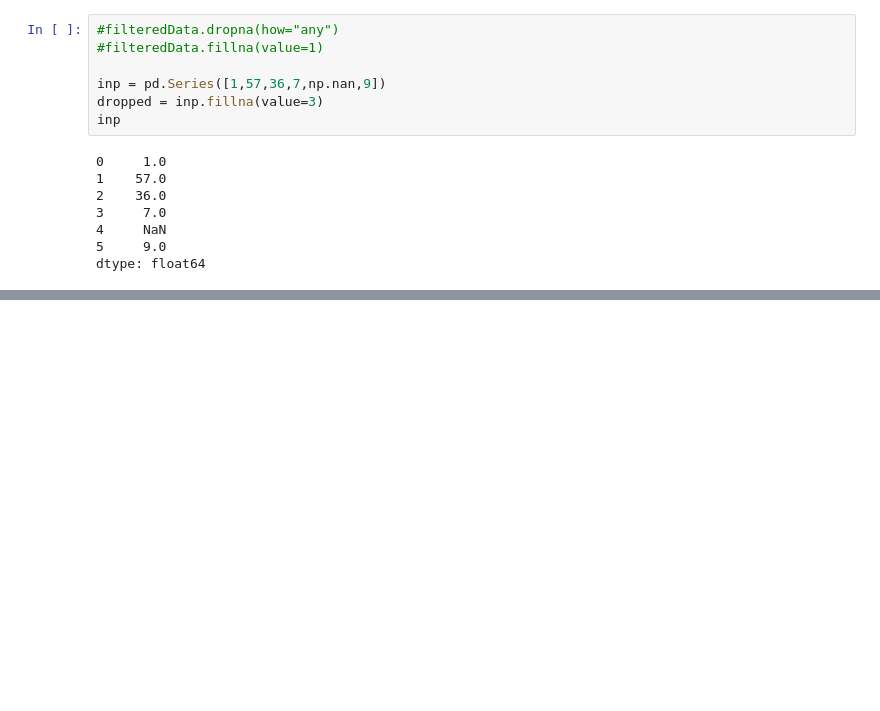
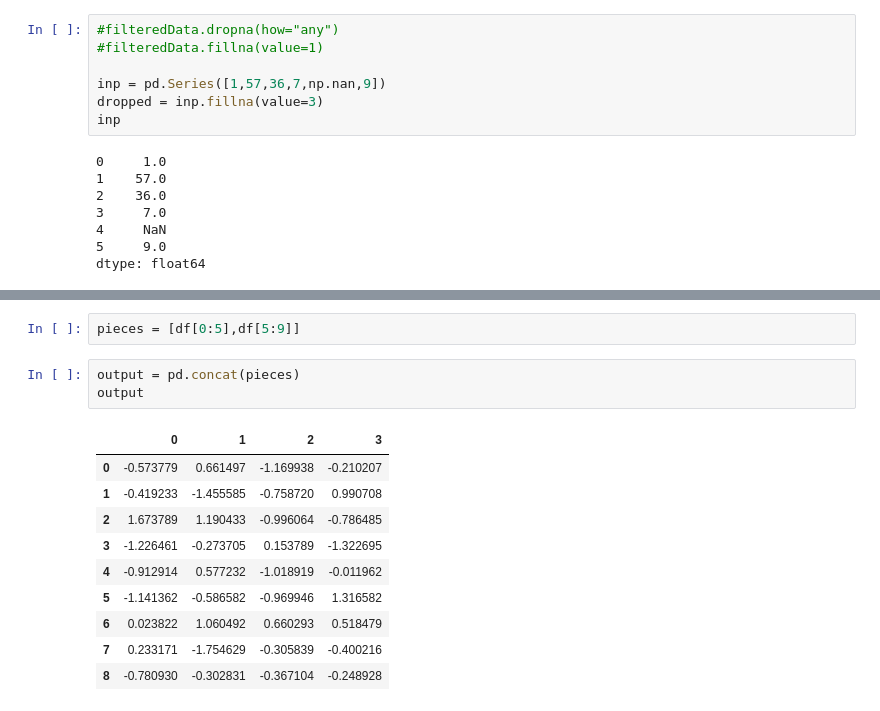
Before and after one commit to DeepanshuPasrija/Python02082021, a Jupyter notebook: pandas.ipynb, the cells around one changed output, grey strips where cells are left out. Saved outputs shown, nothing was run; the diff lists cells and outputs as text; blank space fills up the shorter version.

```diff
--- a/pandas.ipynb
+++ b/pandas.ipynb
@@ -322,0 +393,16 @@ dtype: float64
+# %%
+pieces = [df[0:5],df[5:9]]
+# %%
+output = pd.concat(pieces)
+output
+# %% [output]
+|  | 0 | 1 | 2 | 3 |
+| 0 | -0.573779 | 0.661497 | -1.169938 | -0.210207 |
+| 1 | -0.419233 | -1.455585 | -0.758720 | 0.990708 |
+| 2 | 1.673789 | 1.190433 | -0.996064 | -0.786485 |
+| 3 | -1.226461 | -0.273705 | 0.153789 | -1.322695 |
+| 4 | -0.912914 | 0.577232 | -1.018919 | -0.011962 |
+| 5 | -1.141362 | -0.586582 | -0.969946 | 1.316582 |
+| 6 | 0.023822 | 1.060492 | 0.660293 | 0.518479 |
+| 7 | 0.233171 | -1.754629 | -0.305839 | -0.400216 |
+| 8 | -0.780930 | -0.302831 | -0.367104 | -0.248928 |
```
Also changed, not shown: parts of 5 cells of this notebook.
